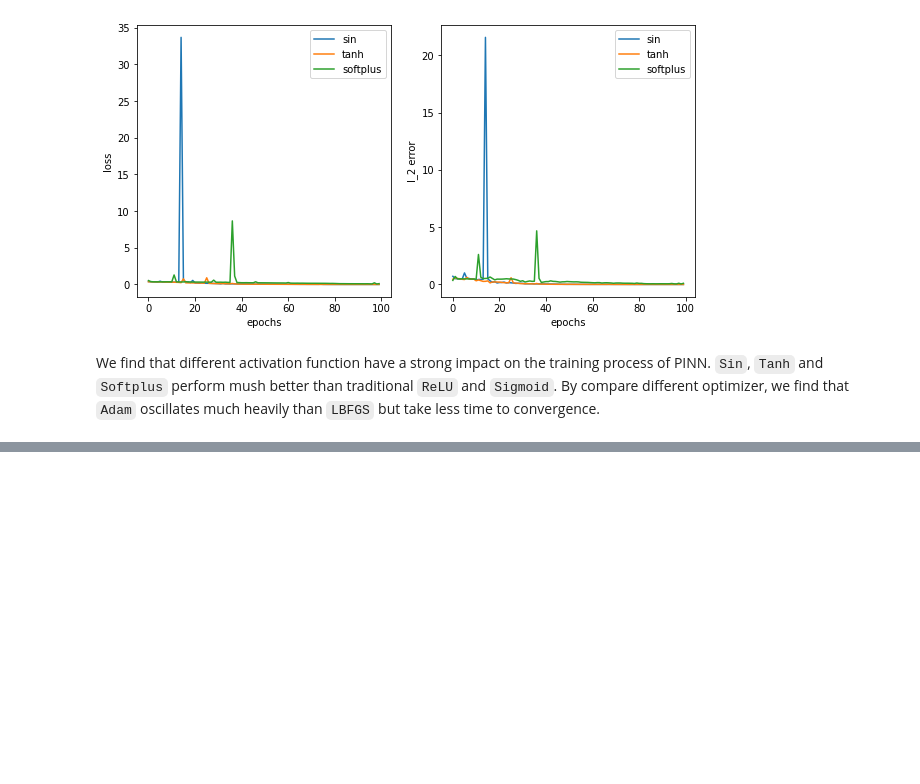
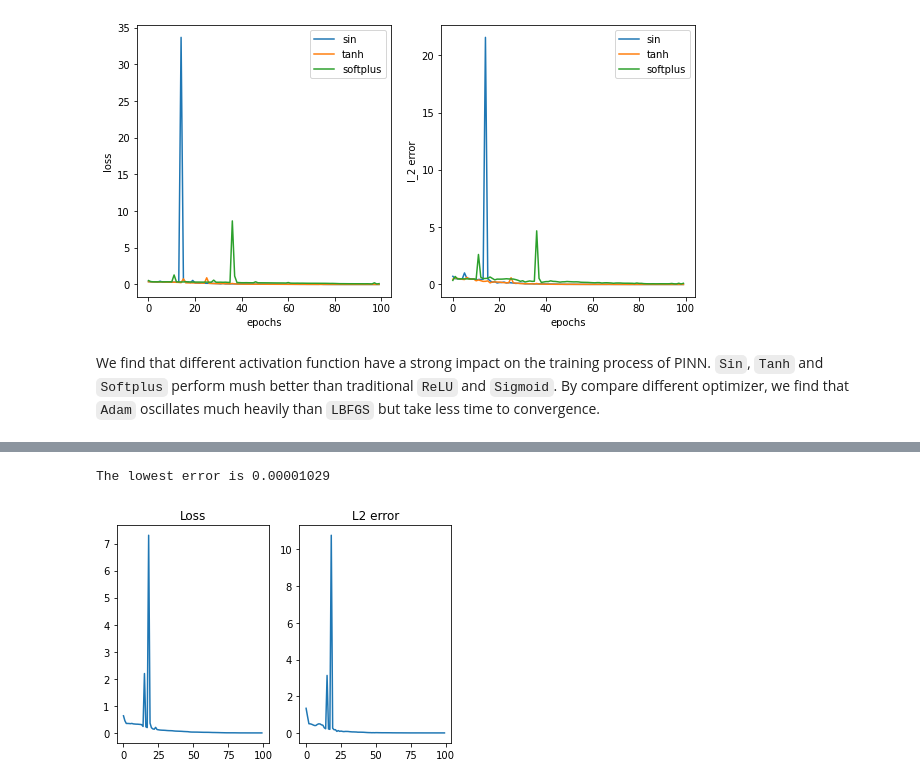
Before and after one commit to zchenCN/WavePINN, a Jupyter notebook: 1dscalar_inference_pinn.ipynb, the cells around one changed output, grey strips where cells are left out. Cells and saved outputs as stored; diff of their text form; code cells hidden in the pictures; blank space fills up the shorter version.

```diff
--- a/1dscalar_inference_pinn.ipynb
+++ b/1dscalar_inference_pinn.ipynb
@@ -300,0 +519,9 @@ By compare different optimizer, we find that `Adam` oscillates much heavily than
+# %%
+c = 1
+A = 1e-4
+Ni = 200
+Nb = 200
+Nc = 10000
+layer_sizes = [2] + [20] * 5 + [1]
+model = PINN(c, A, layer_sizes, Ni, Nb, Nc)
+model.train()
@@ -300,0 +533,13 @@ By compare different optimizer, we find that `Adam` oscillates much heavily than
+# %%
+loss, error = model.loss, model.error
+fig, ax = plt.subplots(1, 2)
+ax[0].plot(loss[:100])
+ax[0].set_title('Loss')
+ax[1].plot(error[:100])
+ax[1].set_title('L2 error')
+loss = np.array(loss)
+error = np.array(error)
+print(f'The lowest error is {error.min():.8f}')
+# %% [output]
+The lowest error is 0.00001029
+[figure, added]
```
Also changed, not shown: parts of 15 cells of this notebook, 58 other files.
